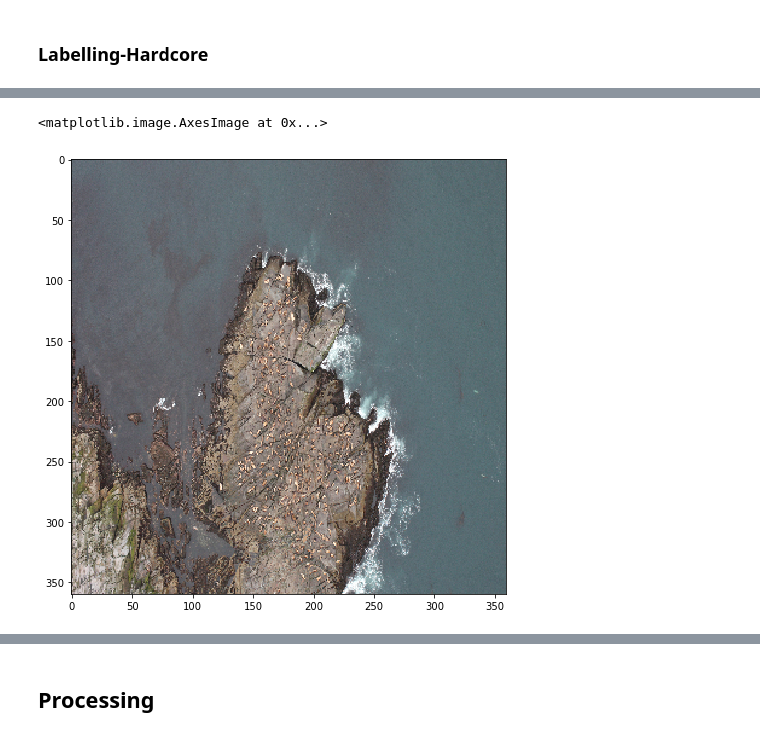
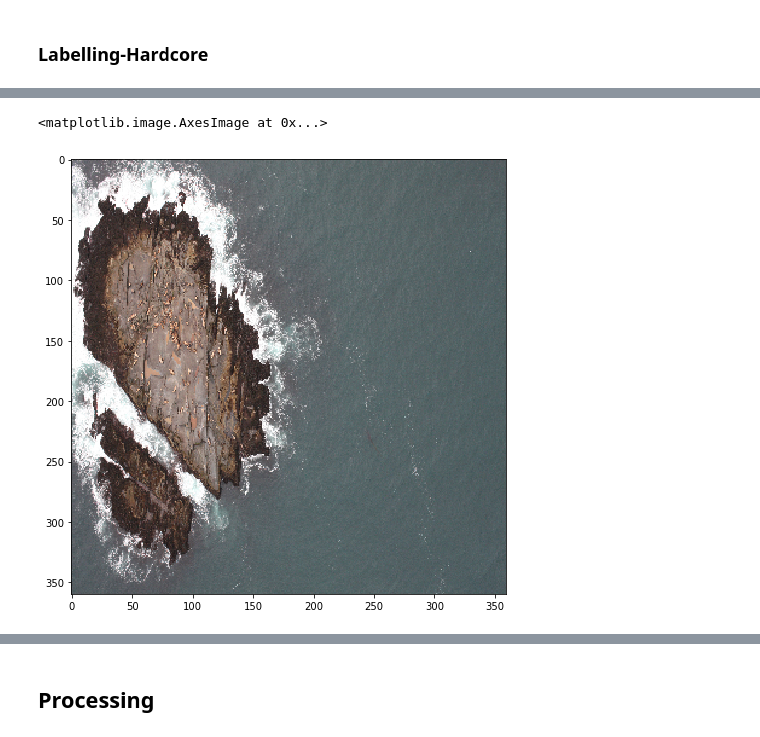
Before and after one commit to dysdsyd/kaggle-fisheries-steller-sea-lion, a Jupyter notebook: experiment-daft/segmentation_NOAA.ipynb, the cells around one changed output, grey strips where cells are left out. Saved outputs shown, nothing was run; the diff lists cells and outputs as text; code cells hidden in the pictures.

```diff
--- a/experiment-daft/segmentation_NOAA.ipynb
+++ b/experiment-daft/segmentation_NOAA.ipynb
@@ -155,3 +149,9 @@ plt.imshow(col_label)
+# %%
+plt.figure(figsize=(8,8))
+plt.imshow(imgs[90]*std+mean)
+# %% [output]
+<matplotlib.image.AxesImage at 0x...>
+[figure, added]
 # %%
 dot = imgs[9]
 # %%
@@ -159,12 +159,6 @@ for x in range(360):
     for y in range(360):
         if target[9][x,y]!=0:
             dot[x,y] = col_label[x,y]
-# %%
-plt.figure(figsize=(8,8))
-plt.imshow(imgs[1])
-# %% [output]
-<matplotlib.image.AxesImage at 0x...>
-[figure, removed]
 # %%
 ! mkdir labels
 # %%
```
Also changed, not shown: parts of 53 cells of this notebook, 1 other file.
